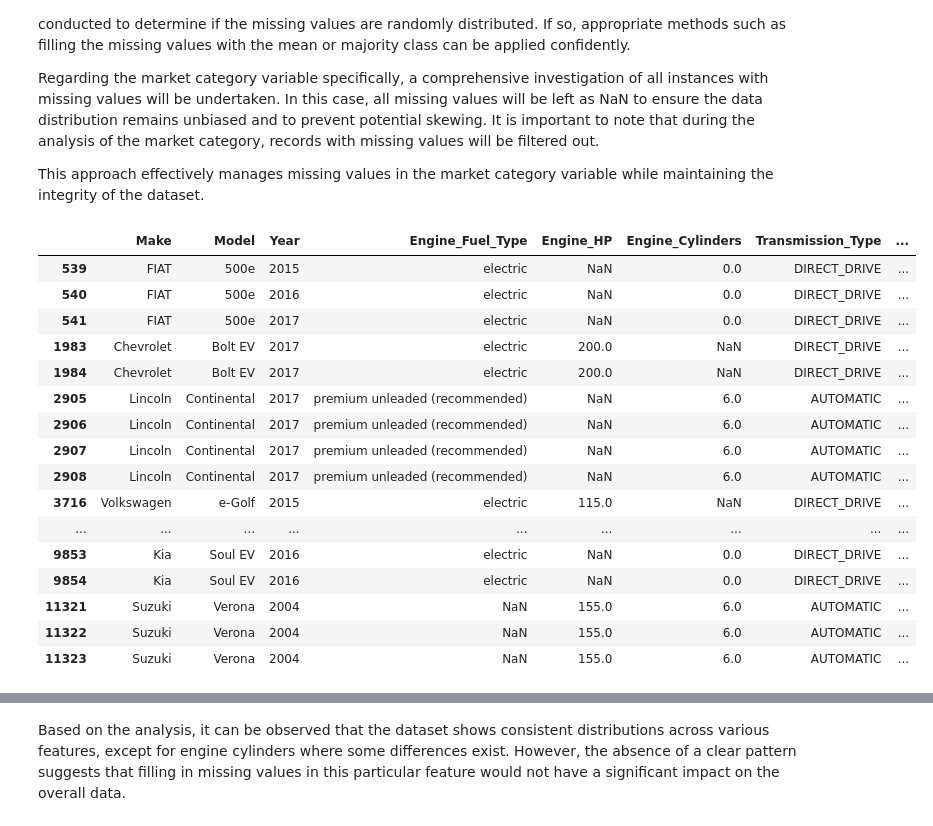
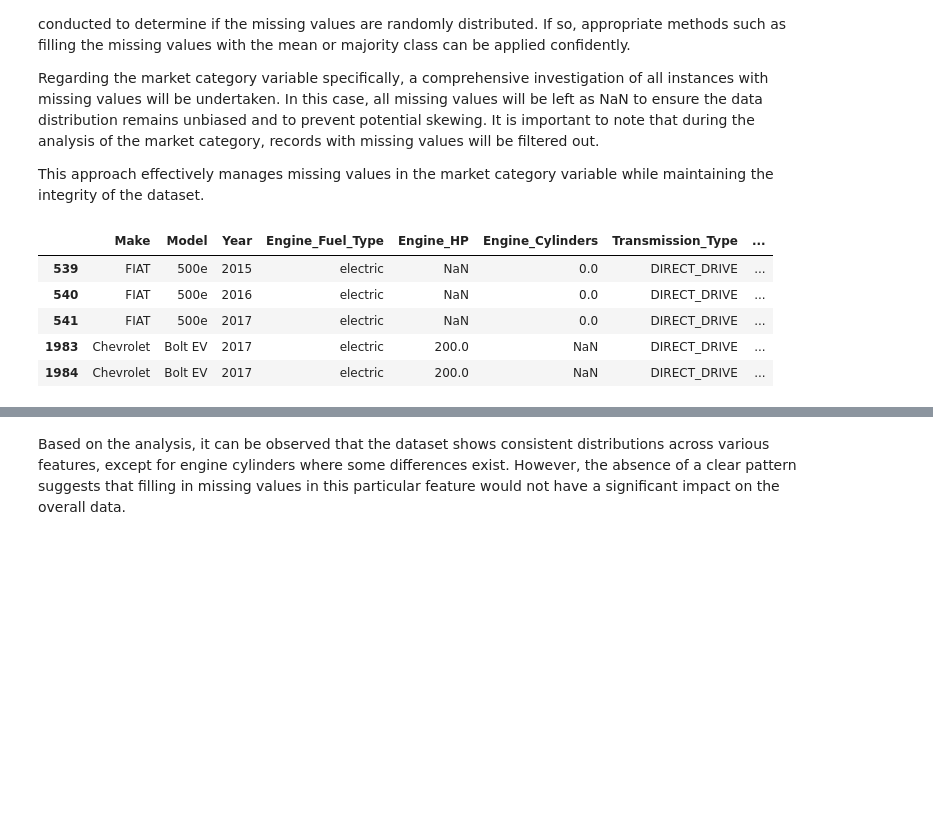
Before and after one commit to magdalenadubicka/EDA-Car-Features-and-MSRP, a Jupyter notebook: EDA - Car Features and MSRP.ipynb, the cells around one changed output, grey strips where cells are left out. Cells and saved outputs as stored; diff of their text form; code cells hidden in the pictures; blank space fills up the shorter version.

Commit message:
changing the way of displaying the dataframe

```diff
--- a/EDA - Car Features and MSRP.ipynb
+++ b/EDA - Car Features and MSRP.ipynb
@@ -200,25 +200,14 @@ Regarding the market category variable specifically, a comprehensive investigati
 This approach effectively manages missing values in the market category variable while maintaining the integrity of the dataset.
 # %%
 df_nan = cars_df[cars_df.drop('Market_Category', axis=1).isnull().any(axis=1)]
-df_nan
+df_nan.head()
 # %% [output]
 |  | Make | Model | Year | Engine_Fuel_Type | Engine_HP | Engine_Cylinders | Transmission_Type | ... |
 | 539 | FIAT | 500e | 2015 | electric | NaN | 0.0 | DIRECT_DRIVE | ... |
 | 540 | FIAT | 500e | 2016 | electric | NaN | 0.0 | DIRECT_DRIVE | ... |
 | 541 | FIAT | 500e | 2017 | electric | NaN | 0.0 | DIRECT_DRIVE | ... |
 | 1983 | Chevrolet | Bolt EV | 2017 | electric | 200.0 | NaN | DIRECT_DRIVE | ... |
 | 1984 | Chevrolet | Bolt EV | 2017 | electric | 200.0 | NaN | DIRECT_DRIVE | ... |
-| 2905 | Lincoln | Continental | 2017 | premium unleaded (recommended) | NaN | 6.0 | AUTOMATIC | ... |
-| 2906 | Lincoln | Continental | 2017 | premium unleaded (recommended) | NaN | 6.0 | AUTOMATIC | ... |
-| 2907 | Lincoln | Continental | 2017 | premium unleaded (recommended) | NaN | 6.0 | AUTOMATIC | ... |
-| 2908 | Lincoln | Continental | 2017 | premium unleaded (recommended) | NaN | 6.0 | AUTOMATIC | ... |
-| 3716 | Volkswagen | e-Golf | 2015 | electric | 115.0 | NaN | DIRECT_DRIVE | ... |
-| ... | ... | ... | ... | ... | ... | ... | ... | ... |
-| 9853 | Kia | Soul EV | 2016 | electric | NaN | 0.0 | DIRECT_DRIVE | ... |
-| 9854 | Kia | Soul EV | 2016 | electric | NaN | 0.0 | DIRECT_DRIVE | ... |
-| 11321 | Suzuki | Verona | 2004 | NaN | 155.0 | 6.0 | AUTOMATIC | ... |
-| 11322 | Suzuki | Verona | 2004 | NaN | 155.0 | 6.0 | AUTOMATIC | ... |
-| 11323 | Suzuki | Verona | 2004 | NaN | 155.0 | 6.0 | AUTOMATIC | ... |
 # %%
 df_nan.describe()
 # %% [output]
```
Also changed, not shown: parts of 79 cells of this notebook.
